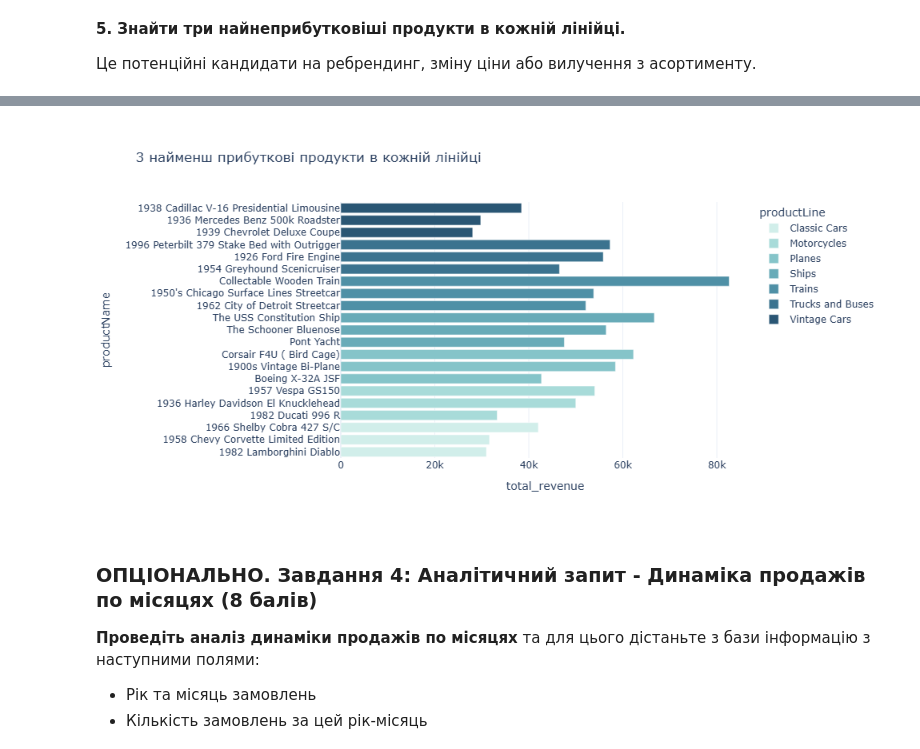
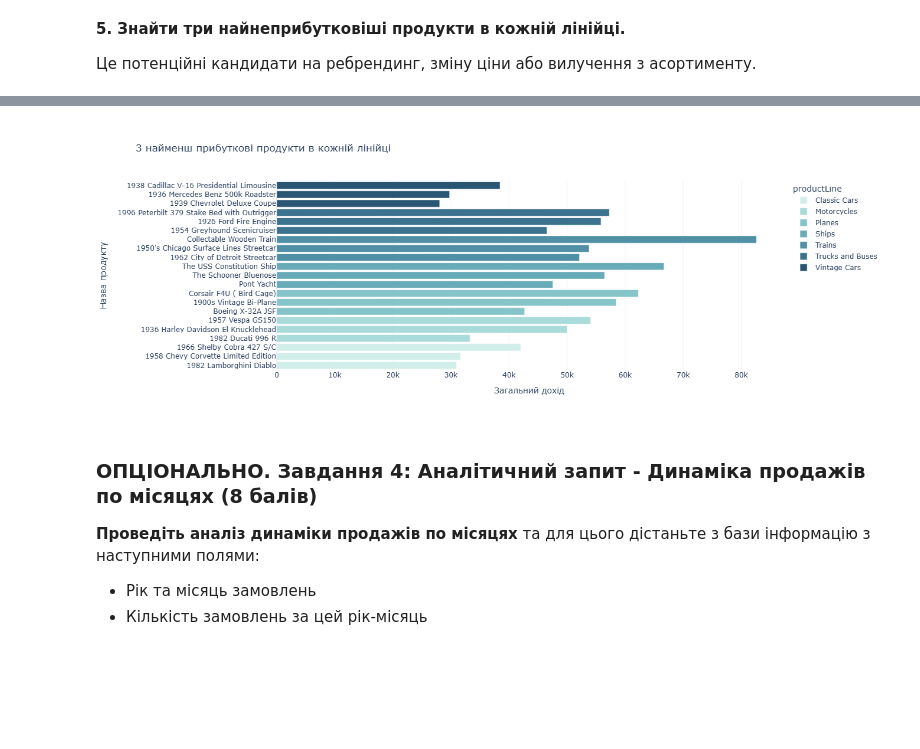
Before and after one commit to Yuliia-88/python_for_da_tasks, a Jupyter notebook: hw11_1_Інтеграція_Python_та_SQL_запити_даних.ipynb, the cells around one changed output, grey strips where cells are left out. Saved outputs shown, nothing was run; the diff lists cells and outputs as text; code cells hidden in the pictures; blank space fills up the shorter version.

```diff
--- a/hw11_1_Інтеграція_Python_та_SQL_запити_даних.ipynb
+++ b/hw11_1_Інтеграція_Python_та_SQL_запити_даних.ipynb
@@ -476,25 +476,28 @@ bottom_3_by_line
 |  | 107 | 1936 Mercedes Benz 500k Roadster | Vintage Cars | 29763.39 | 108 | 0.31 | ... |
 |  | 103 | 1938 Cadillac V-16 Presidential L... | Vintage Cars | 38449.09 | 104 | 0.40 | ... |
 # %%
+# 5. Графік трьох найнеприбутковіших продуктів в кожній лінійці
 fig = px.bar(
     bottom_3_by_line,
     x='total_revenue',
     y='productName',
     color='productLine',
     orientation='h',
     title='3 найменш прибуткові продукти в кожній лінійці',
     hover_data=['productLine', 'percent_of_total', 'avg_revenue_for_line', 'percent_of_avg_revenue_for_line'],
     color_discrete_sequence=px.colors.sequential.Teal
 )
 
 fig.update_layout(
-    # xaxis='Загальний дохід',
+    xaxis_title='Загальний дохід',
+    yaxis_title='Назва продукту',
     template='plotly_white',
-    height=500
+    height=500,
+    width=1200
 )
 fig.show()
 # %% [output]
-[figure, old version]
+[figure, new version]
 # %% [markdown]
 ### ОПЦІОНАЛЬНО. Завдання 4: Аналітичний запит - Динаміка продажів по місяцях (8 балів)
 
```
